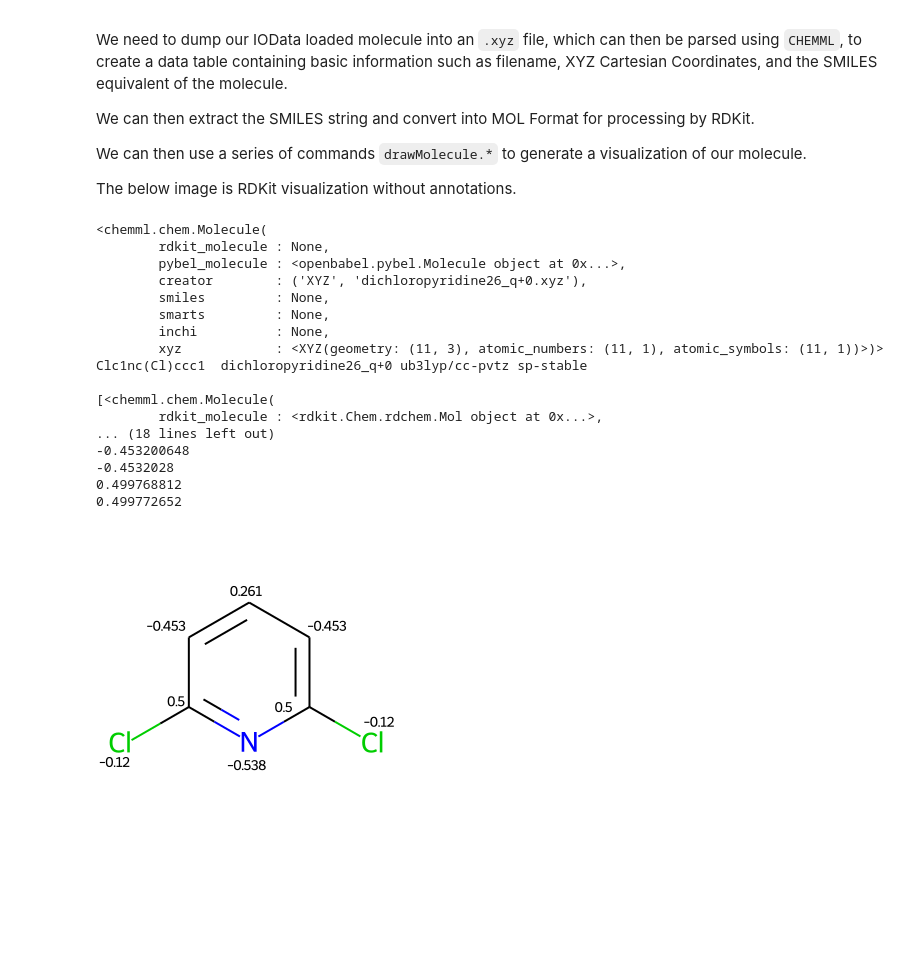
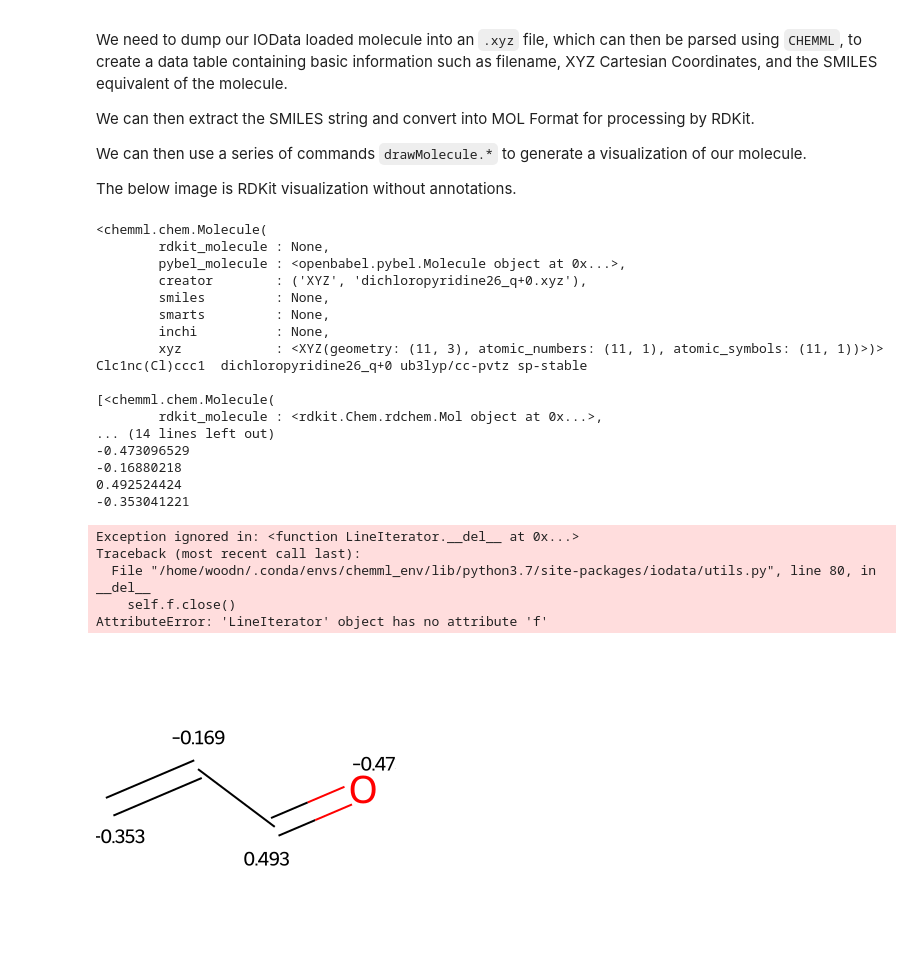
Before and after one commit to theochem/chemtools, a Jupyter notebook: examples/annotate_2D/Annotate_2D.ipynb, the cells around one changed output. Saved outputs shown, nothing was run; the diff lists cells and outputs as text; code cells hidden in the pictures; blank space fills up the shorter version.

```diff
--- a/examples/annotate_2D/Annotate_2D.ipynb
+++ b/examples/annotate_2D/Annotate_2D.ipynb
@@ -40,11 +40,11 @@ import os
 
 We first want to open our file using IOData, designated `loadInput`, from then we can extract informations related to the `.fchk` file using IOData to annotate our molecule
 # %%
-inputName = 'dichloropyridine26_q+0.fchk'
+inputName = 'acrolein_q+0.fchk'
 loadInput = load_one(inputName)
 
-xyzName = 'dichloropyridine26_q+0.xyz'
-pdbName = 'dichloropyridine26_q+0.pdb'
+xyzName = 'acrolein_q+0.xyz'
+pdbName = 'acrolein_q+0.pdb'
 molName = xyzName[:-4]
 imageName = f"{molName}.png"
 
@@ -97,7 +97,7 @@ print(smiles)
 print(" ")
 
 
-chem = Chem.MolFromPDBFile('test.pdb', sanitize=True)
+chem = Chem.MolFromPDBFile(pdbName, sanitize=True)
 template = Chem.MolFromSmiles(smiles)
 AllChem.Compute2DCoords(chem)
 tempMol = AllChem.AssignBondOrdersFromTemplate(template,chem)
@@ -106,37 +106,42 @@ def imageMolecule(chem,imageName):
     """
     This function consolidates all calls done to generate the desired image
     """
 
     drawMolecule = rdMolDraw2D.MolDraw2DCairo(300, 300)
     rdMolDraw2D.PrepareAndDrawMolecule(drawMolecule, chem)
     drawMolecule.drawOptions().addStereoAnnotation = True
 
     for i, atom in enumerate(tempMol.GetAtoms()):
         atom.SetProp("atomNote", f"{np.round(float(espCharges[i]),3)}")
         print(espCharges[i])
 
     Chem.Draw.MolToFile(tempMol,imageName)
 
 
-imageMolecule(test,imageName)
+imageMolecule(tempMol,imageName)
 
 Image(imageName)
 # %% [output]
 <chemml.chem.Molecule(
         rdkit_molecule : None,
         pybel_molecule : <openbabel.pybel.Molecule object at 0x...>,
         creator        : ('XYZ', 'dichloropyridine26_q+0.xyz'),
         smiles         : None,
         smarts         : None,
         inchi          : None,
         xyz            : <XYZ(geometry: (11, 3), atomic_numbers: (11, 1), atomic_symbols: (11, 1))>)>
 Clc1nc(Cl)ccc1  dichloropyridine26_q+0 ub3lyp/cc-pvtz sp-stable
 
 [<chemml.chem.Molecule(
         rdkit_molecule : <rdkit.Chem.rdchem.Mol object at 0x...>,
-... (18 lines left out)
--0.453200648
--0.4532028
-0.499768812
-0.499772652
+... (14 lines left out)
+-0.473096529
+-0.16880218
+0.492524424
+-0.353041221
+Exception ignored in: <function LineIterator.__del__ at 0x...>
+Traceback (most recent call last):
+  File "/home/woodn/.conda/envs/chemml_env/lib/python3.7/site-packages/iodata/utils.py", line 80, in __del__
+    self.f.close()
+AttributeError: 'LineIterator' object has no attribute 'f'
-[figure, old version]
+[figure, new version]
```
Also changed, not shown: parts of 1 cell of this notebook, 2 other files.
